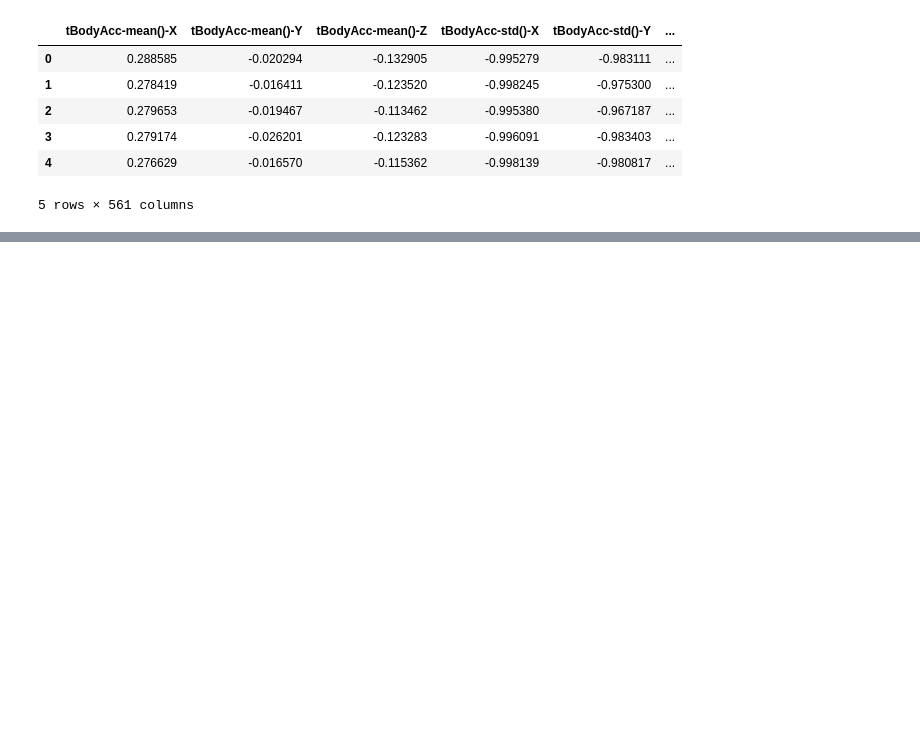
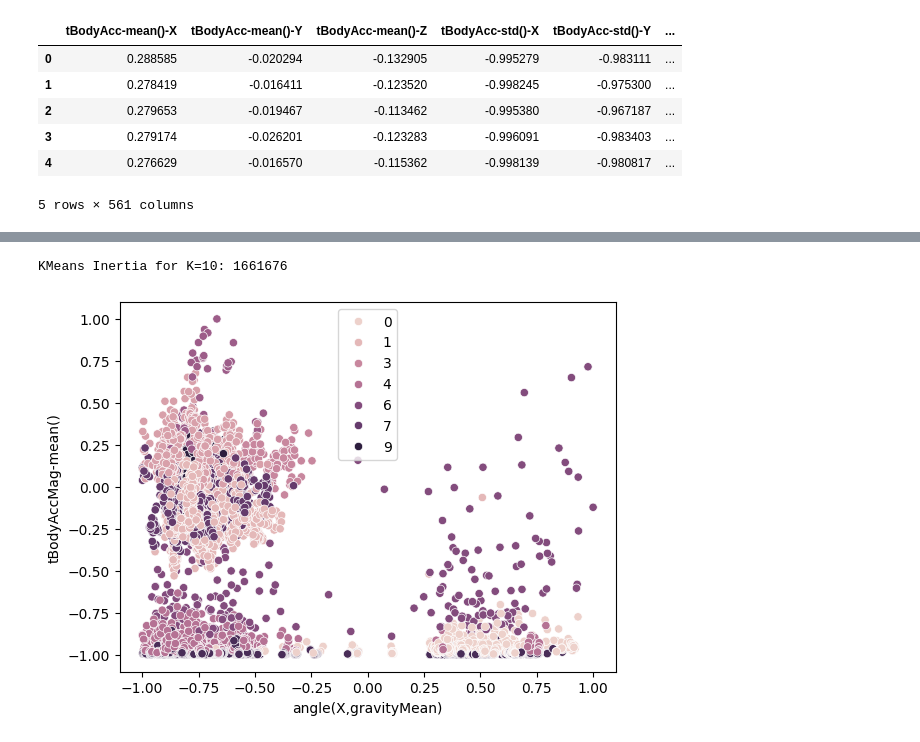
Before and after one commit to ZafeerAbbasi/MSE_413, a Jupyter notebook: Lab3/code/Part2.ipynb, the cells around one changed output, grey strips where cells are left out. Cells and saved outputs as stored; diff of their text form; code cells hidden in the pictures; blank space fills up the shorter version.

```diff
--- a/Lab3/code/Part2.ipynb
+++ b/Lab3/code/Part2.ipynb
@@ -29,0 +44,9 @@ scatter.scatter(0, 0)
+# %%
+KMeans_model_10 = make_pipeline(StandardScaler(), KMeans(n_clusters=10, random_state=18))
+KMeans_model_10.fit(inputs)
+predictions_10 = KMeans_model_10.predict(inputs)
+print("KMeans Inertia for K=10: {:.0f}".format(KMeans_model_10[1].inertia_))
+scatter = sns.scatterplot(inputs, x="angle(X,gravityMean)", y="tBodyAccMag-mean()", hue=predictions_10)
+# %% [output]
+KMeans Inertia for K=10: 1661676
+[figure, added]
```
Also changed, not shown: parts of 10 cells of this notebook.
